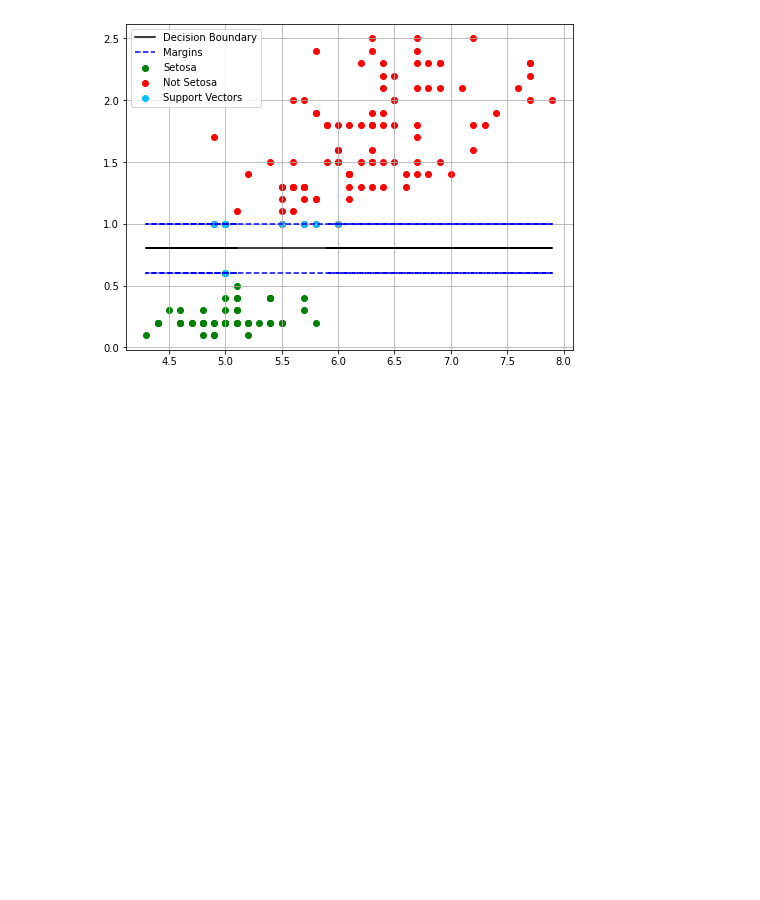
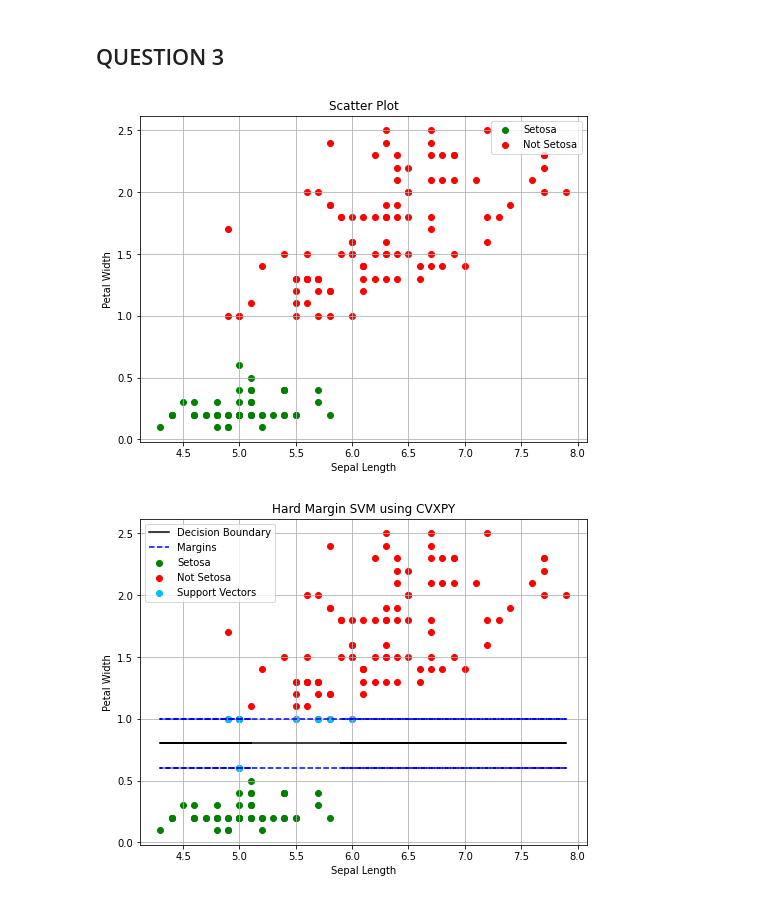
Before and after one commit to arkaprabha10/Machine-Learning, a Jupyter notebook: Lab 5/q3.ipynb, the cells around one changed output. Saved outputs shown, nothing was run; the diff lists cells and outputs as text; code cells hidden in the pictures; blank space fills up the shorter version.

```diff
--- a/Lab 5/q3.ipynb
+++ b/Lab 5/q3.ipynb
@@ -1,3 +1,5 @@
+# %% [markdown]
+## QUESTION 3
 # %%
 import numpy as np
 import matplotlib.pyplot as plt
@@ -23,6 +25,17 @@ for i in range(Y.size):
 
 X_setosa = X[Y==1]
 X_not_setosa = X[Y==-1]
+
+#Plotting of the graph
+plt.figure(figsize=(8, 6))
+plt.scatter(X_setosa[:,0],X_setosa[:,1],color = 'g',label='Setosa')
+plt.scatter(X_not_setosa[:,0],X_not_setosa[:,1],color = 'r',label = 'Not Setosa')
+plt.grid()
+plt.xlabel("Sepal Length")
+plt.ylabel("Petal Width")
+plt.title("Scatter Plot")
+plt.legend()
+plt.show()
 
 #Solving the optimization problem using the library cvxpy
 n = np.size(X,0)
@@ -43,34 +56,38 @@ X2 = -1*(b.value + w.value[0]*X1)/w.value[1]
 SV1 = -1*(b.value + 1 + w.value[0]*X1)/w.value[1]
 SV2 = -1*(b.value - 1 + w.value[0]*X1)/w.value[1]
 
 #Plotting of the graph
 plt.figure(figsize=(8, 6))
 plt.scatter(X_setosa[:,0],X_setosa[:,1],color = 'g',label='Setosa')
 plt.scatter(X_not_setosa[:,0],X_not_setosa[:,1],color = 'r',label = 'Not Setosa')
 plt.plot(X1,X2,color = 'black',linestyle = 'solid', label='Decision Boundary')
 plt.plot(X1,SV1,color = 'blue',linestyle = 'dashed', label='Margins')
 plt.plot(X1,SV2,color = 'blue',linestyle = 'dashed')
 
 #Extracting the support vectors
 sv_x = []
 sv_y = []
 for i in range(np.size(Y)):
     if abs((w.value[0]*X[i,0]) + (w.value[1]*X[i,1]) + b.value - 1) <= 1e-5:
         sv_x.append(X[i,:])
         sv_y.append(Y[i])
     if abs((w.value[0]*X[i,0]) + (w.value[1]*X[i,1]) + b.value + 1) <= 1e-5:
         sv_x.append(X[i,:])
         sv_y.append(Y[i])
 sv_x = np.array(sv_x)
 sv_y  = np.array(sv_y)
 
 #Plotting the support vectors
 plt.scatter(sv_x[:,0],sv_x[:,1],color = 'deepskyblue',marker = 'o',label = 'Support Vectors')
 plt.grid()
+plt.xlabel("Sepal Length")
+plt.ylabel("Petal Width")
+plt.title("Hard Margin SVM using CVXPY")
 plt.legend()
 plt.show()
 # %% [output]
-[figure, old version]
+[figure, new version]
+[figure, added]
 # %%
 #Using SVM function from Sklearn
 from sklearn.svm import SVC
```
Also changed, not shown: parts of 2 cells of this notebook.
